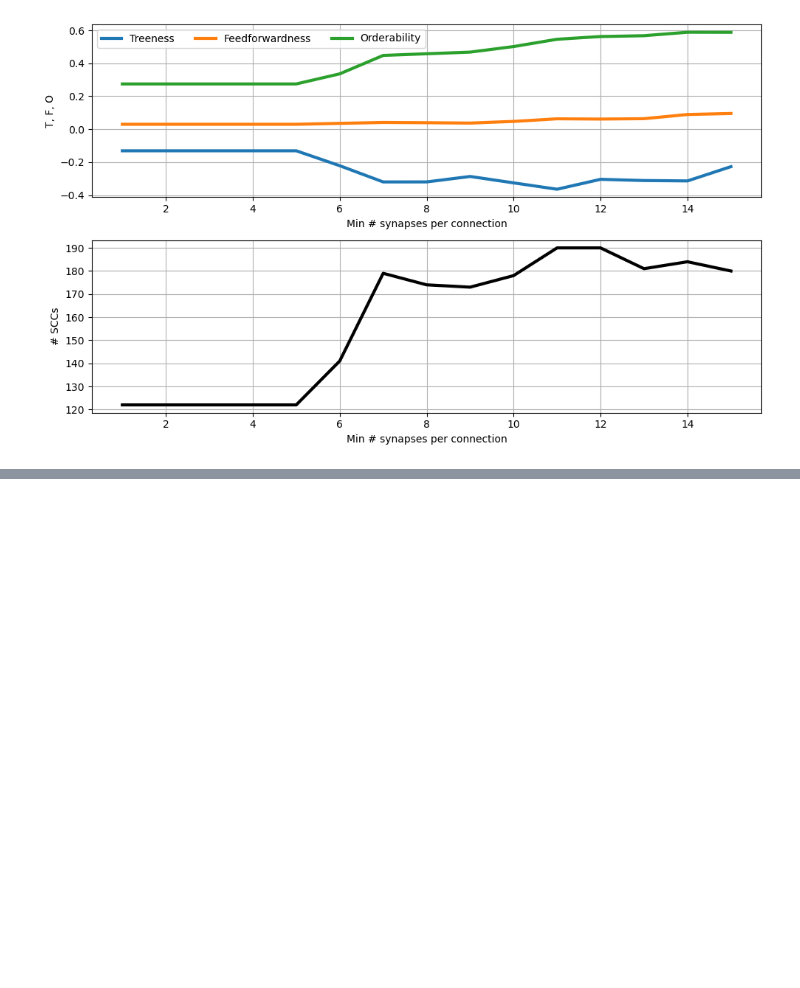
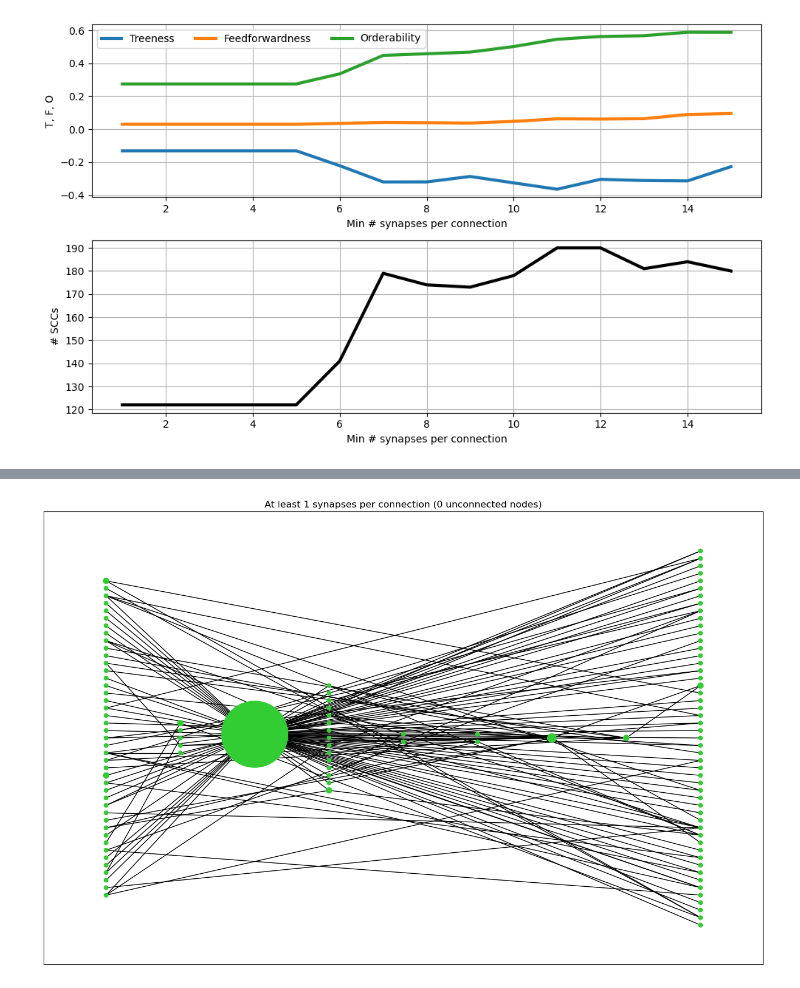
Before and after one commit to gabrielle9/aud_network_analysis-fall25, a Jupyter notebook: networkanalysis.ipynb, the cells around one changed output, grey strips where cells are left out. Saved outputs shown, nothing was run; the diff lists cells and outputs as text; code cells hidden in the pictures; blank space fills up the shorter version.

Commit message:
drawing condensed fly graph

```diff
--- a/networkanalysis.ipynb
+++ b/networkanalysis.ipynb
@@ -459,3 +459,87 @@ axs[1].grid(True)
 plt.show()
 # %% [output]
 [figure]
+# %%
+min_syns_rand = [1, 5, 10]
+
+for cs, min_syn in enumerate(min_syns_rand):
+
+    g_fly = nx.DiGraph()
+
+    for i, row in conns_aud.iterrows():
+        if row['syn_count'] >= min_syn:
+            g_fly.add_node(row['pre_root_id'], label=['type_pre'])
+            g_fly.add_node(row['post_root_id'], label=['type_post'])
+            g_fly.add_edge(row['pre_root_id'], row['post_root_id'], weight=row['syn_count'])
+
+    gc_fly, scc_fly = get_gc(g_fly)
+
+    # get graphical attributes of nodes
+    assert nx.is_directed_acyclic_graph(gc_fly)
+
+    node_list = np.array(list(gc_fly.nodes()))
+
+    k_ins = gc_fly.in_degree()
+    k_outs = gc_fly.out_degree()
+
+    max_nodes = np.array([v for v, k_in in k_ins if k_in == 0])
+
+    xs = {v: 0 for v in max_nodes}
+    member_dict = {v: gc_fly.nodes()[v]['members'] for v in gc_fly.nodes()}
+
+    prev_nodes = max_nodes.copy()
+
+    for i in range(100):
+        # get all children of previous set of nodes
+        child_list = sum([list(gc_fly.successors(v)) for v in prev_nodes], [])
+
+        if not child_list:
+            break
+        next_nodes = np.array(list(set(child_list)))
+
+        for v in next_nodes:
+            xs[v] = i+1
+
+        prev_nodes = next_nodes
+    else:
+        raise Exception('for loop reached 100 iters')
+
+    for v in node_list:
+        if k_ins[v] == k_outs[v] == 0:
+            xs[v] = np.nan
+
+    x_max = np.nanmax(list(xs.values()))
+    for v in node_list:
+        if k_outs[v] == 0 and k_ins[v] > 0:
+            xs[v] = x_max
+
+    # set y positions
+    ys = {v: np.nan for v in node_list}
+    for x_ in xs.values():
+        nodes_this_x = [v for v in gc_fly.nodes() if xs[v] == x_]
+        ys_ = np.random.permutation(len(nodes_this_x))
+        for y_, v_ in zip(ys_, nodes_this_x):
+            ys[v_] = y_ - len(nodes_this_x)/2
+
+    pos = {v: (xs[v], ys[v]) for v in node_list}
+    alphs = np.array([len(member_dict[v]) for v in node_list])
+
+    unconnected = [v for v in node_list if np.isnan(pos[v][0])]
+    n_unconnected = len(unconnected)
+
+    xr = np.nanmax(list(xs.values())) - np.nanmin(list(xs.values()))
+    x_unc = np.nanmin(list(xs.values())) + xr/50 * (np.arange(n_unconnected)%50)
+    y_unc = np.nanmax(list(ys.values()))*(1.25 + .05*(np.arange(n_unconnected) // 50))
+
+    for cv, v in enumerate(unconnected):
+        pos[v] = (x_unc[cv], y_unc[cv])
+
+    fig, ax = plt.subplots(1, 1, figsize=(13, 8.5), tight_layout=True)
+    nx.drawing.draw_networkx(gc_fly, pos=pos, node_size=10, ax=ax, with_labels=False, arrows=False, arrowsize=10)
+    ax.scatter(*zip(*[pos[v] for v in node_list]), s=25*alphs, zorder=1000, c='limegreen')
+    ax.set_title(f'At least {min_syn} synapses per connection ({n_unconnected} unconnected nodes)')
+
+print(f'SCC sizes (min_syn = {min_syn}):')
+print(sorted(alphs)[::-1])
+print(f'sum = {np.sum(alphs)}\n')
+# %% [output]
@@ -461,0 +549 @@ plt.show()
+[figure, added]
```
Also changed, not shown: parts of 3 cells of this notebook.
